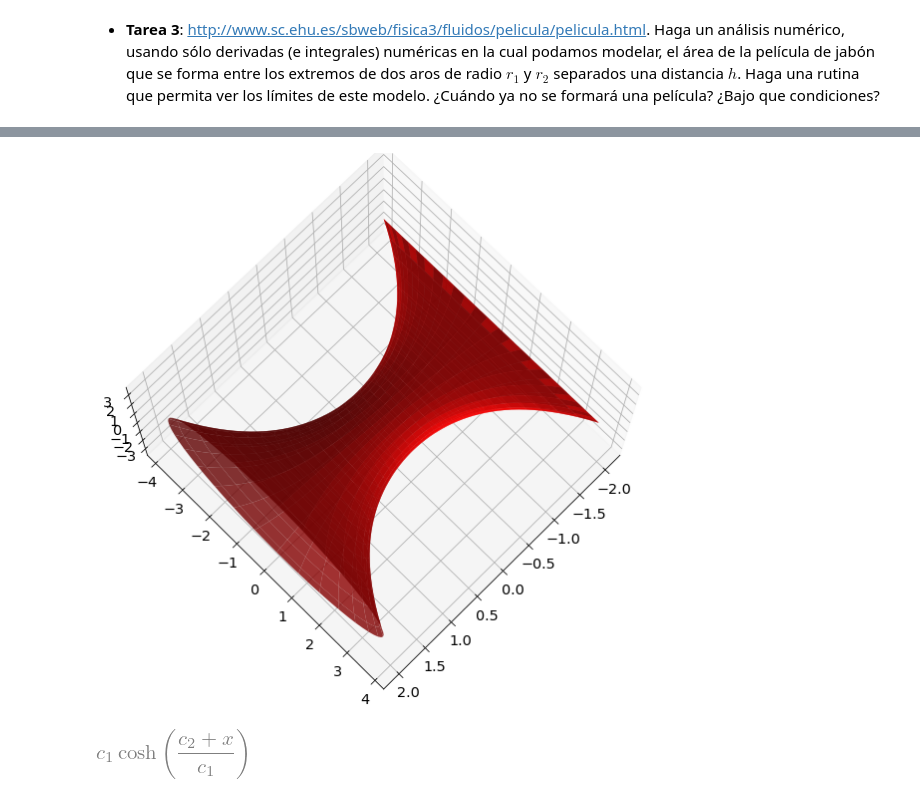
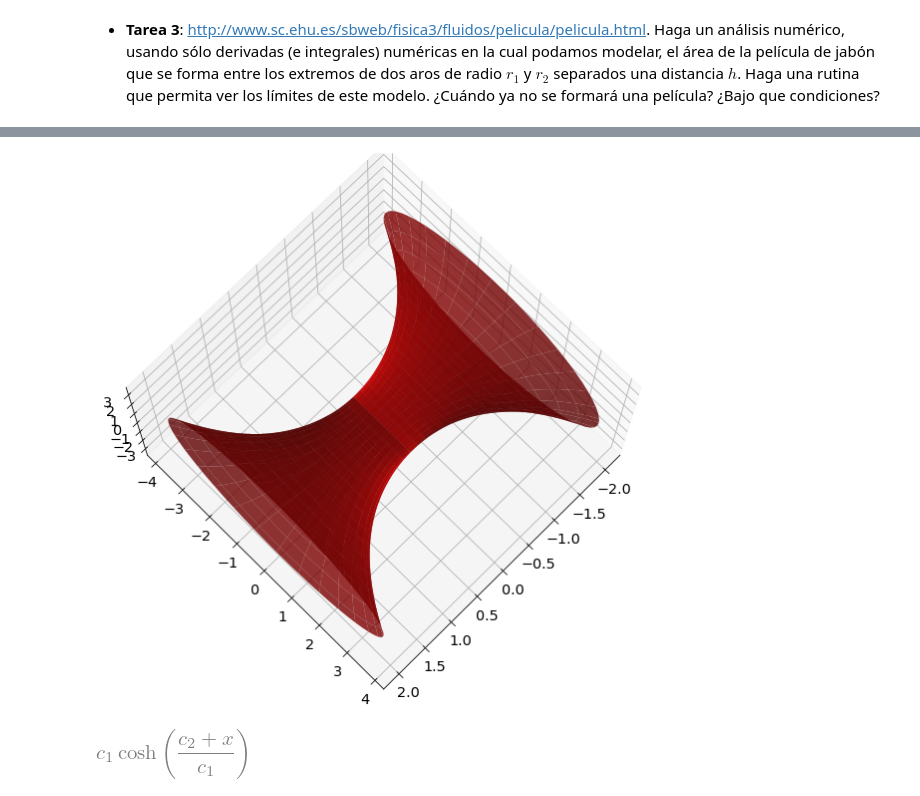
Before and after one commit to LeonardoLopez2218061/ModeladoMatematicoII_LEO, a Jupyter notebook: Notebooks/093121Tarea3.ipynb, the cells around one changed output, grey strips where cells are left out. Cells and saved outputs as stored; diff of their text form; code cells hidden in the pictures.

```diff
--- a/Notebooks/093121Tarea3.ipynb
+++ b/Notebooks/093121Tarea3.ipynb
@@ -30,25 +30,24 @@ import mpl_toolkits.mplot3d.axes3d as axes3d
 # %%
 L=2
 C1 = 1
 C2 = 0
 fig = plt.figure(figsize=(10,10))
 ax = fig.add_subplot(1, 1, 1, projection='3d')
 
 u = np.linspace(-L, L, 60)
 v = np.linspace(0, 2*np.pi, 60)
 
 U, V = np.meshgrid(u, v)
 X=U
 Y1 = C1*np.cosh((U+C2)/C1)*np.cos(V)
-#Z1 = C1*np.sinh((U+C2)/C1)*np.sin(V)
-
+Z1 = C1*np.sinh((U+C2)/C1)*np.sin(V)
 
 ax.plot_surface(X, Y1, Z1, alpha=0.8, color='red')
 ax.view_init(75,45)
 #plt.draw()
 plt.show()
 # %% [output]
-[figure, old version]
+[figure, new version]
 # %%
 x = sp.Symbol('x')
 c1 = sp.Symbol('c1')
```
Also changed, not shown: parts of 11 cells of this notebook.
